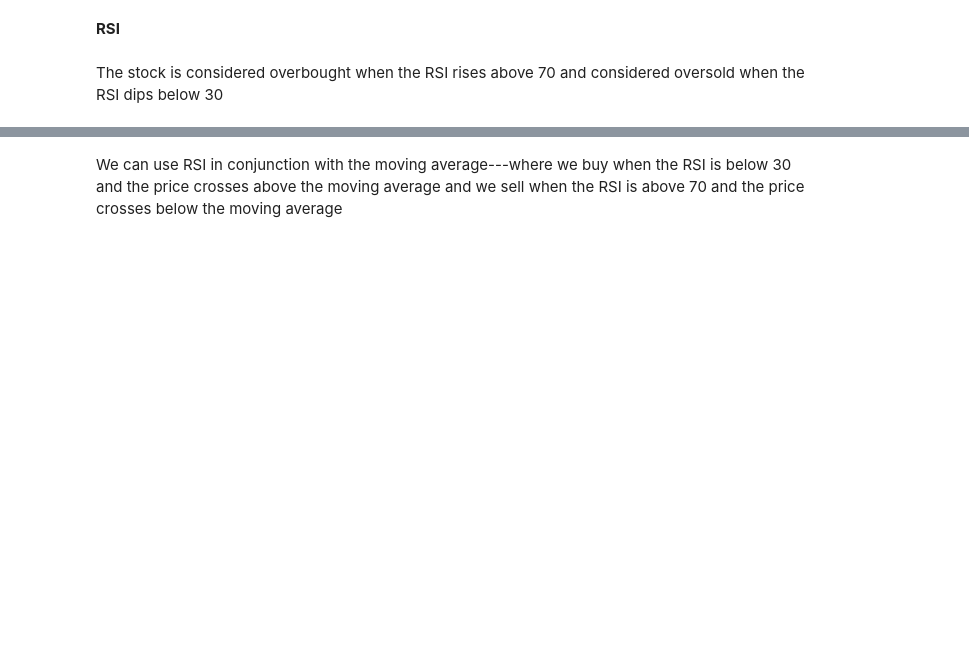
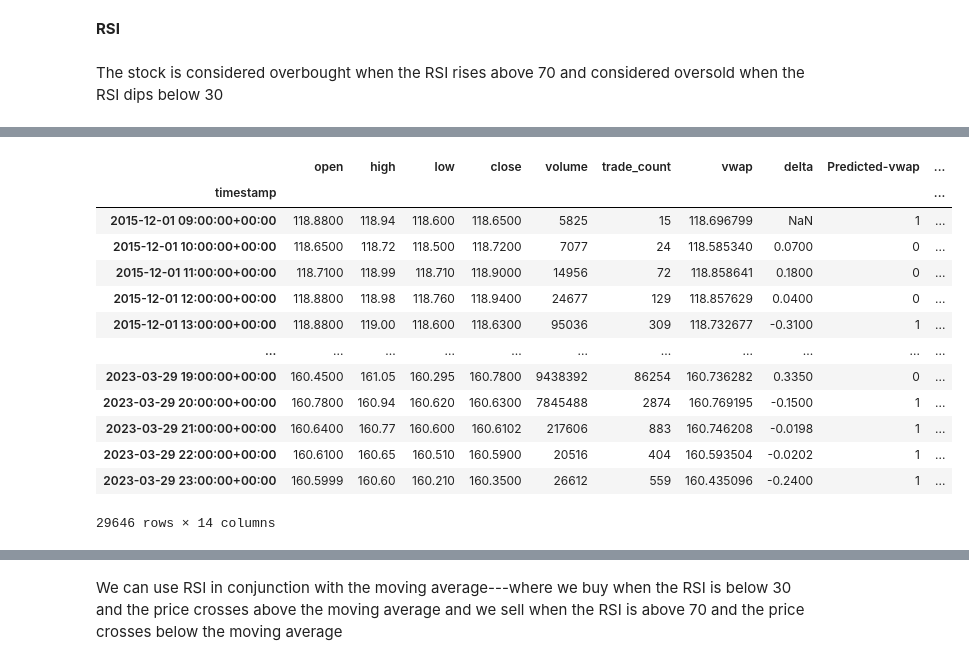
Before and after one commit to v-puppala/Neural-Network-based-Algotrader, a Jupyter notebook: Vishal-Algotrading/Vishal-Algotrading.ipynb, the cells around one changed output, grey strips where cells are left out. Saved outputs shown, nothing was run; the diff lists cells and outputs as text; code cells hidden in the pictures; blank space fills up the shorter version.

```diff
--- a/Vishal-Algotrading/Vishal-Algotrading.ipynb
+++ b/Vishal-Algotrading/Vishal-Algotrading.ipynb
@@ -161,3 +208,5 @@ historical_data['rsi'] = calculate_rsi(historical_data.loc[:,['delta']])
+# %%
+apple_data['rsi'] = calculate_rsi(apple_data.loc[:,['delta']])
 # %%
 sma10=TA.SMA(historical_data,period=10)
 historical_data['sma-10']=sma10
@@ -217,0 +267,57 @@ historical_data
+# %%
+sma10=TA.SMA(apple_data,period=10)
+apple_data['sma-10']=sma10
+sma=[0]*len(apple_data['close'])
+sum=0
+close=apple_data['close']
+for i in range(10):
+    sum+=close[i]
+avg=sum/10
+apple_data.loc[apple_data.index[:10], 'sma-10'] = avg
+
+sma50=TA.SMA(apple_data,period=50)
+apple_data['sma-50']=sma50
+sma=[0]*len(apple_data['close'])
+sum=0
+close=apple_data['close']
+for i in range(50):
+    sum+=close[i]
+avg=sum/50
+apple_data.loc[apple_data.index[:50], 'sma-50'] = avg
+
+sma50=TA.SMA(apple_data,period=50)
+apple_data['sma-50']=sma50
+sma=[0]*len(apple_data['close'])
+sum=0
+close=apple_data['close']
+for i in range(50):
+    sum+=close[i]
+avg=sum/50
+apple_data.loc[apple_data.index[:50], 'sma-50'] = avg
+
+sma200=TA.SMA(apple_data,period=200)
+apple_data['sma-200']=sma200
+sma=[0]*len(apple_data['close'])
+sum=0
+close=apple_data['close']
+for i in range(200):
+    sum+=close[i]
+avg=sum/200
+apple_data.loc[apple_data.index[:200], 'sma-200'] = avg
+
+apple_data
+# %% [output]
+|  | open | high | low | close | volume | trade_count | vwap | delta | Predicted-vwap | ... |
+| timestamp |  |  |  |  |  |  |  |  |  | ... |
+| 2015-12-01 09:00:00+00:00 | 118.8800 | 118.94 | 118.600 | 118.6500 | 5825 | 15 | 118.696799 | NaN | 1 | ... |
+| 2015-12-01 10:00:00+00:00 | 118.6500 | 118.72 | 118.500 | 118.7200 | 7077 | 24 | 118.585340 | 0.0700 | 0 | ... |
+| 2015-12-01 11:00:00+00:00 | 118.7100 | 118.99 | 118.710 | 118.9000 | 14956 | 72 | 118.858641 | 0.1800 | 0 | ... |
+| 2015-12-01 12:00:00+00:00 | 118.8800 | 118.98 | 118.760 | 118.9400 | 24677 | 129 | 118.857629 | 0.0400 | 0 | ... |
+| 2015-12-01 13:00:00+00:00 | 118.8800 | 119.00 | 118.600 | 118.6300 | 95036 | 309 | 118.732677 | -0.3100 | 1 | ... |
+| ... | ... | ... | ... | ... | ... | ... | ... | ... | ... | ... |
+| 2023-03-29 19:00:00+00:00 | 160.4500 | 161.05 | 160.295 | 160.7800 | 9438392 | 86254 | 160.736282 | 0.3350 | 0 | ... |
+| 2023-03-29 20:00:00+00:00 | 160.7800 | 160.94 | 160.620 | 160.6300 | 7845488 | 2874 | 160.769195 | -0.1500 | 1 | ... |
+| 2023-03-29 21:00:00+00:00 | 160.6400 | 160.77 | 160.600 | 160.6102 | 217606 | 883 | 160.746208 | -0.0198 | 1 | ... |
+| 2023-03-29 22:00:00+00:00 | 160.6100 | 160.65 | 160.510 | 160.5900 | 20516 | 404 | 160.593504 | -0.0202 | 1 | ... |
+| 2023-03-29 23:00:00+00:00 | 160.5999 | 160.60 | 160.210 | 160.3500 | 26612 | 559 | 160.435096 | -0.2400 | 1 | ... |
+29646 rows × 14 columns
```
Also changed, not shown: parts of 42 cells of this notebook, 1 other file.
